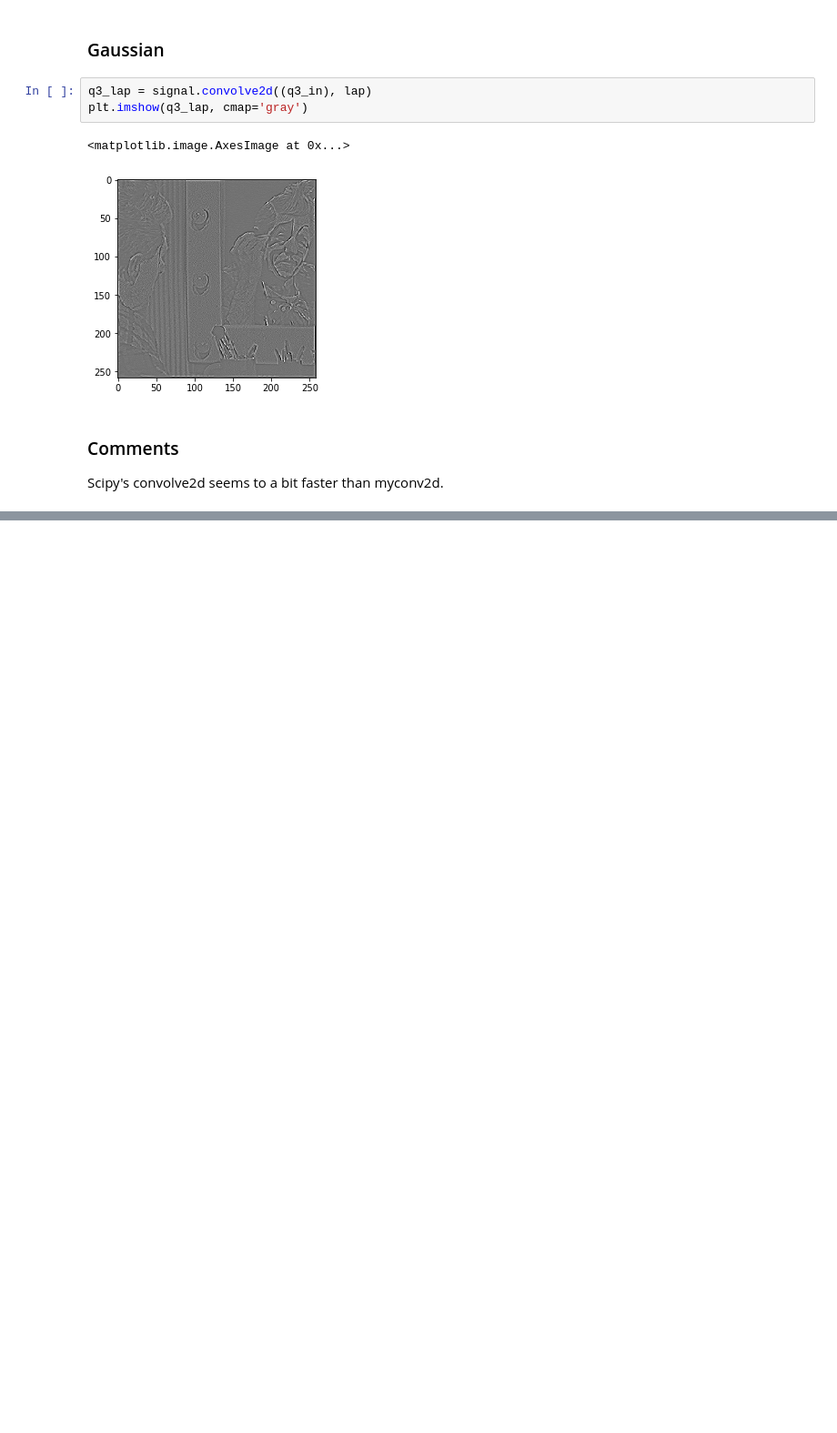
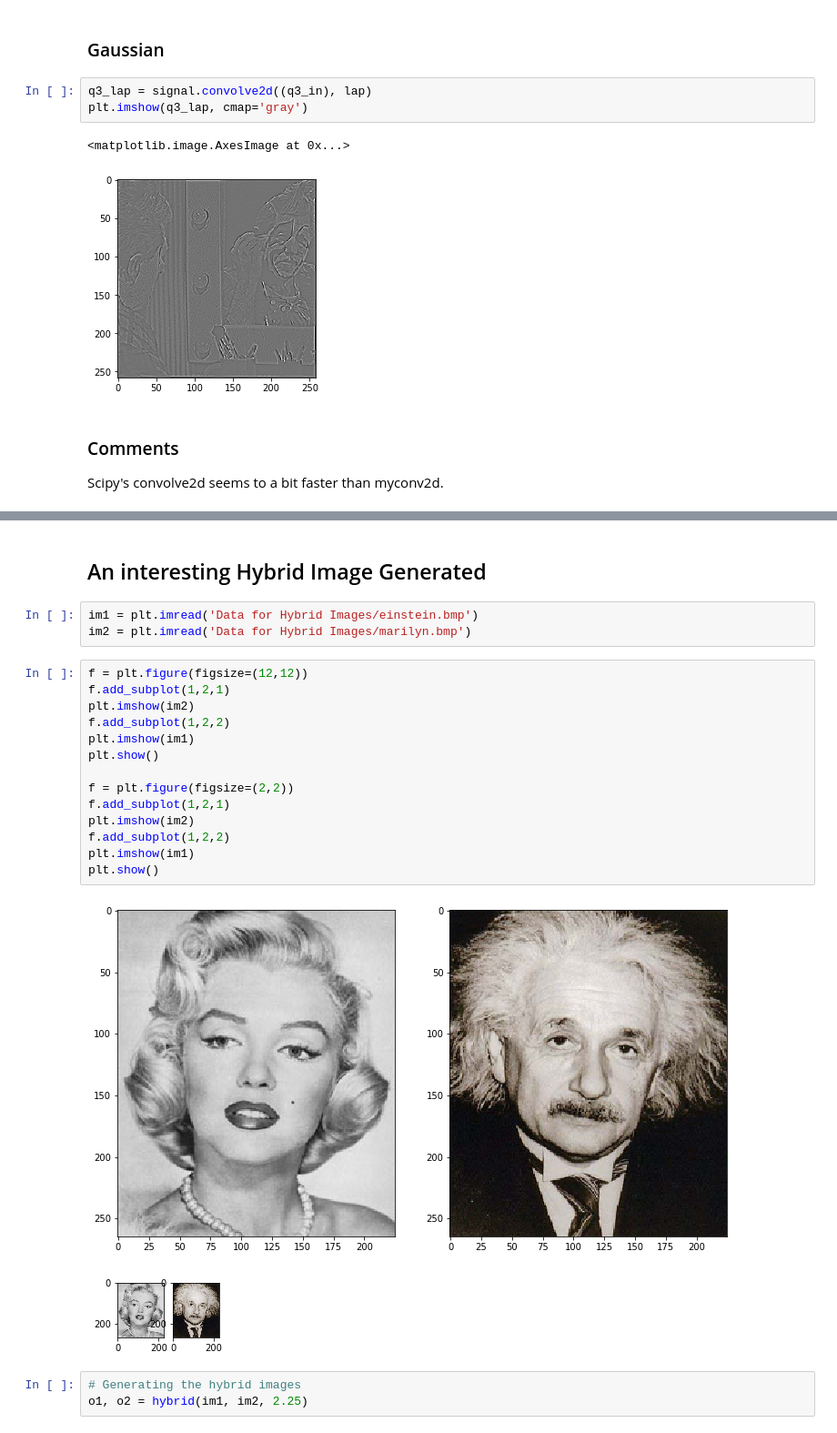
Before and after one commit to frags51/C-codes, a Jupyter notebook: assignment/deep-l/DeepL Assignment 1.ipynb, the cells around one changed output, grey strips where cells are left out. Shown at 91% size. Drawn from its saved outputs; the diff is of its cells as text; blank space fills up the shorter version.

Commit message:
Hybrid img

```diff
--- a/assignment/deep-l/DeepL Assignment 1.ipynb
+++ b/assignment/deep-l/DeepL Assignment 1.ipynb
@@ -296,0 +332,25 @@ Scipy's convolve2d seems to a bit faster than myconv2d.
+# %% [markdown]
+## An interesting Hybrid Image Generated
+# %%
+im1 = plt.imread('Data for Hybrid Images/einstein.bmp')
+im2 = plt.imread('Data for Hybrid Images/marilyn.bmp')
+# %%
+f = plt.figure(figsize=(12,12))
+f.add_subplot(1,2,1)
+plt.imshow(im2)
+f.add_subplot(1,2,2)
+plt.imshow(im1)
+plt.show()
+
+f = plt.figure(figsize=(2,2))
+f.add_subplot(1,2,1)
+plt.imshow(im2)
+f.add_subplot(1,2,2)
+plt.imshow(im1)
+plt.show()
+# %% [output]
+[figure, added]
+[figure, added]
+# %%
+# Generating the hybrid images
+o1, o2 = hybrid(im1, im2, 2.25)
```
Also changed, not shown: parts of 8 cells of this notebook.
